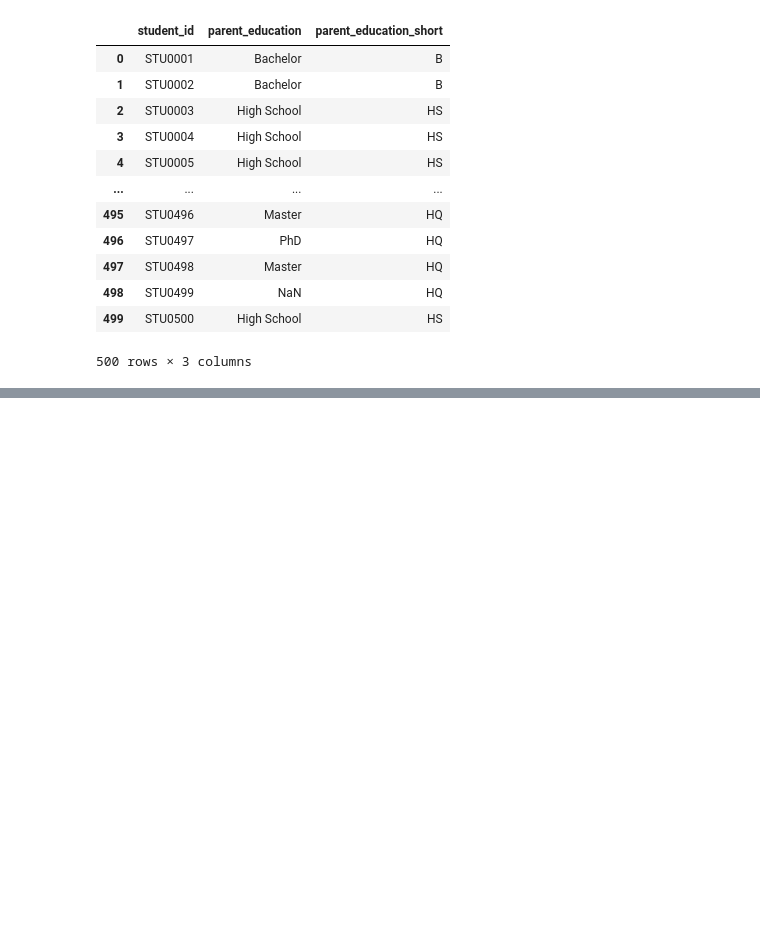
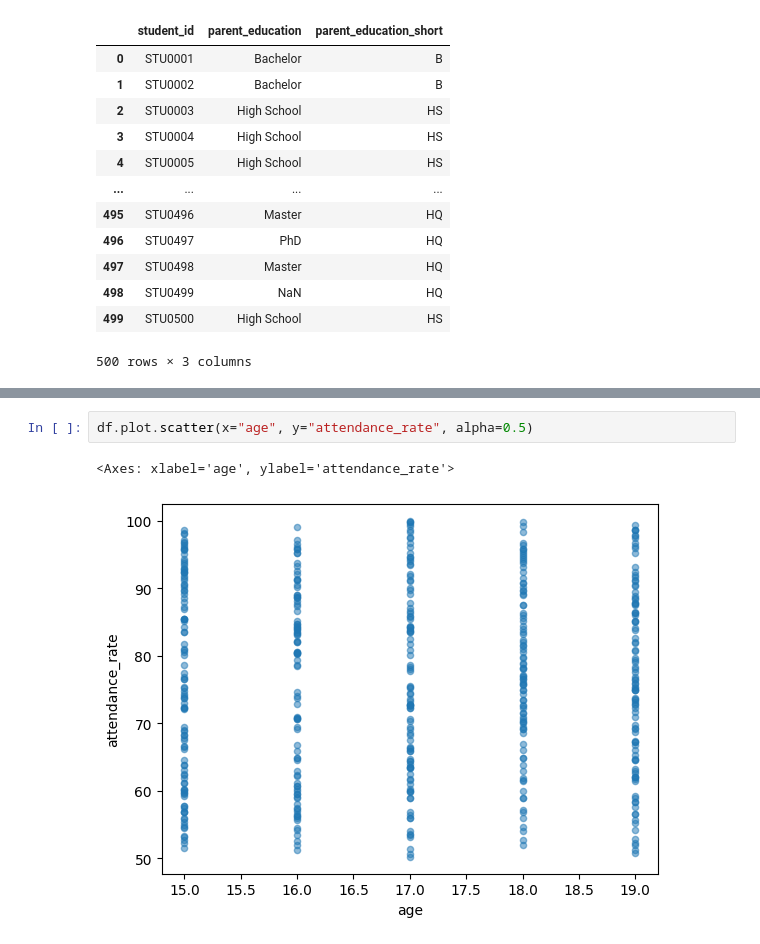
Before and after one commit to pravin02/machine-learning, a Jupyter notebook: data-processing/data-processing.ipynb, the cells around one changed output, grey strips where cells are left out. Cells and saved outputs as stored; diff of their text form; blank space fills up the shorter version.

```diff
--- a/data-processing/data-processing.ipynb
+++ b/data-processing/data-processing.ipynb
@@ -188,0 +194,5 @@ df[["student_id", "parent_education", "parent_education_short"]]
+# %%
+df.plot.scatter(x="age", y="attendance_rate", alpha=0.5)
+# %% [output]
+<Axes: xlabel='age', ylabel='attendance_rate'>
+[figure, added]
```
Also changed, not shown: parts of 1 cell of this notebook.
